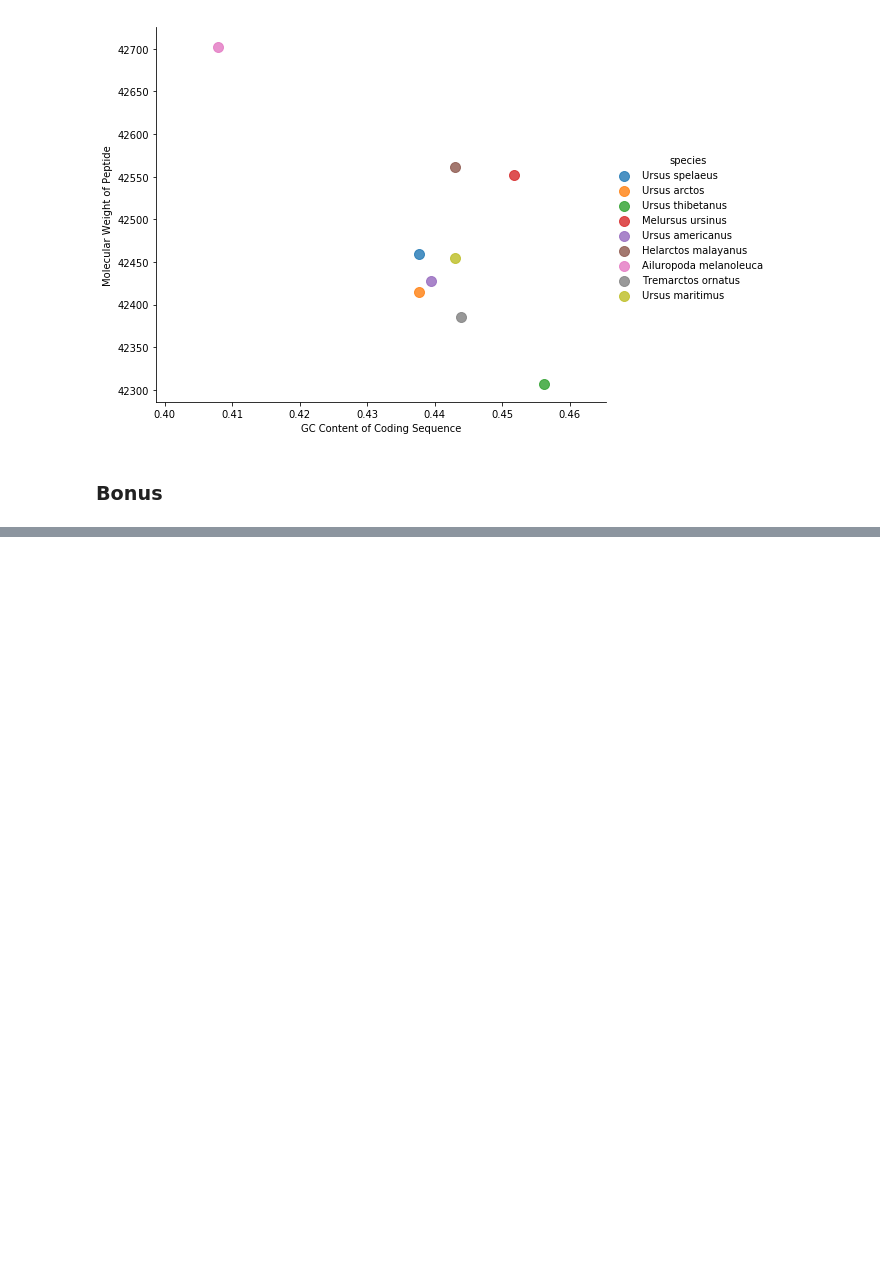
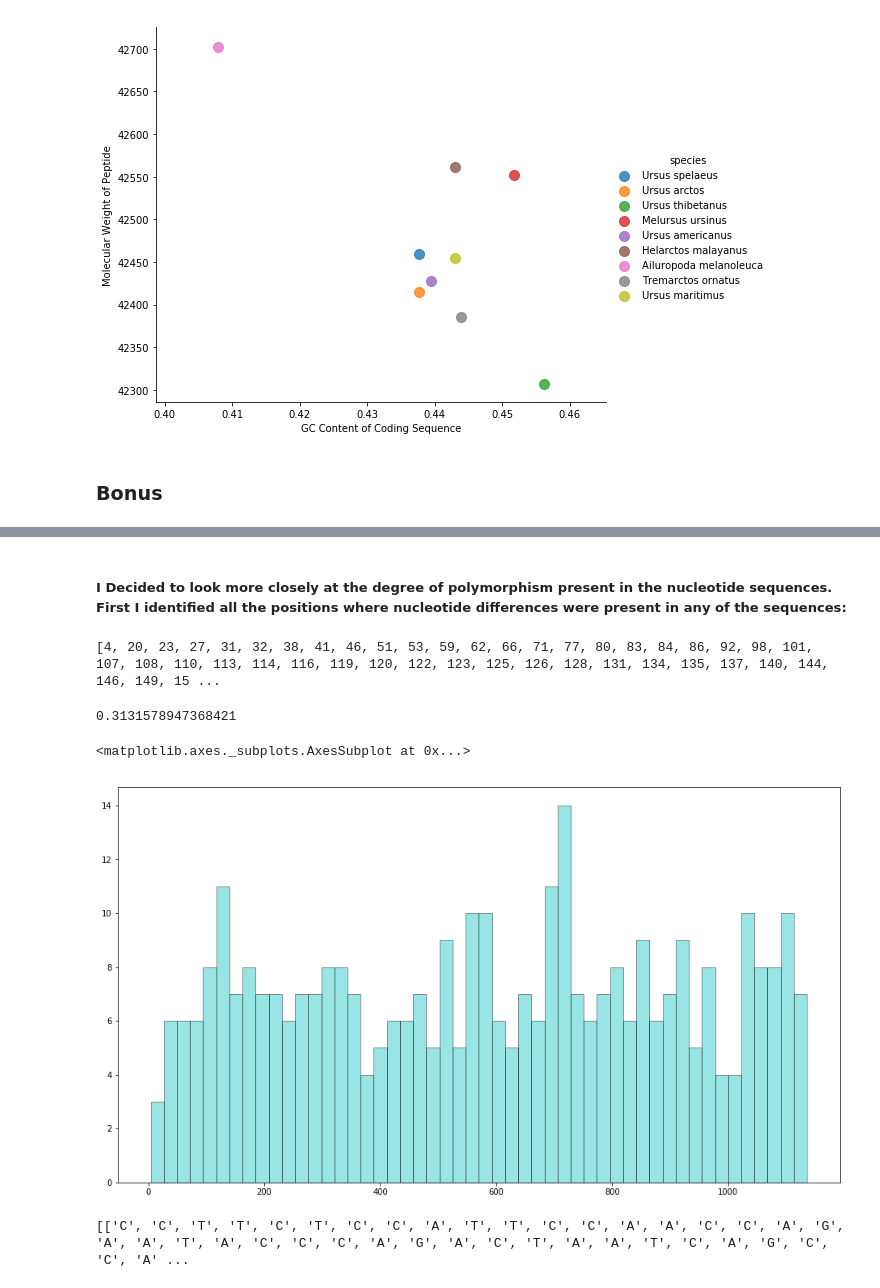
Before and after one commit to michaelpmurphy/BCB546X_Python_Assignment, a Jupyter notebook: Python_Project.ipynb, the cells around one changed output, grey strips where cells are left out. Saved outputs shown, nothing was run; the diff lists cells and outputs as text; code cells hidden in the pictures; blank space fills up the shorter version.

```diff
--- a/Python_Project.ipynb
+++ b/Python_Project.ipynb
@@ -258,13 +137,0 @@ pd.DataFrame(dangers)
-# %%
-revdic = {1:'A', 2:'C', 3:'G', 4:'T', '--':'--'}
-q = []
-modes = []
-for i in range(len(snp_index)):
-    modes.append(revdic[snp_mode[i]])
-for j in range(9):
-    snp_i = []
-    for i in range(len(snp_index)):
-        snp_i.append(cytb_seqs[species_list[j]][snp_index[i]])
-    q.append(snp_i)
-q.append(modes)
-print(q)
@@ -340,14 +137,0 @@ a = np.array([[1, 3, 4, 2, 2, 7],
-# %%
-import numpy as np
-from scipy import stats
-
-mut_site = []
-for i in range(len(cytb_seqs[species_list[0]])):
-    count = 0
-    for j in range(9):
-        seq_j = cytb_seqs[species_list[j]]
-        if cytb_seqs[species_list[0]][i] != seq_j[i]:
-            count += 1
-    if count > 0:
-        mut_site.append(i)
-print(mut_site)
@@ -355,0 +138,36 @@ from Bio.Seq import Seq  # Unnecessary
+# %% [markdown]
+##### I Decided to look more closely at the degree of polymorphism present in the nucleotide sequences. First I identified all the positions where nucleotide differences were present in any of the sequences:
+# %%
+poly_site = [] #(1) Initializes a blank list that will be populated with the positions of any nucleotide polymorphisms.
+for i in range(len(cytb_seqs[species_list[0]])): #(2) Initializes a for-loop over the index of the nucleotides present in the first sequence (which is the same number for all the sequences considered).
+    count = 0 #(3) Initializes a counter to capture any nucleotide differences found between two sequences at a given index.
+    for j in range(9): #(4) Initializes a for-loop over the number of species (sequences) being compared.
+        seq_j = cytb_seqs[species_list[j]] #(5) Recalls the jth sequence ('Seq' object) from the 'cytb_seqs' dictionary and names it 'seq_j'.
+        if cytb_seqs[species_list[0]][i] != seq_j[i]: #(6) For a given index i, checks to see if the ith value of 'seq_j' is different from the ith value in the first sequence, and if so increases the count by 1.
+            count += 1
+    if count > 0: #(7) The count can only remain at 0 if every sequence has an identical value at the ith position. If not, then the index i will be added to the 'poly_site' list.
+        poly_site.append(i)
+print(poly_site) #(8) Returns the list of all sequence positions where a polymorphism occurs in one or more species.
+# %% [output]
+[4, 20, 23, 27, 31, 32, 38, 41, 46, 51, 53, 59, 62, 66, 71, 77, 80, 83, 84, 86, 92, 98, 101, 107, 108, 110, 113, 114, 116, 119, 120, 122, 123, 125, 126, 128, 131, 134, 135, 137, 140, 144, 146, 149, 15 ...
+# %%
+len(poly_site) / len(cytb_seqs[species_list[j]]) # Calculates the ratio of positions in the nucleotide sequences that show some degree of polymorphism across species.
+# %% [output]
+0.3131578947368421
+# %%
+plot_dims = (16, 9)
+fig, ax = plt.subplots(figsize=plot_dims)
+sns.distplot(poly_site, kde=False, color='c', hist_kws=dict(edgecolor="k", linewidth=1), bins=50)
+# %% [output]
+<matplotlib.axes._subplots.AxesSubplot at 0x...>
+[figure, added]
+# %%
+poly_array = [] #(1) Initializes a blank list that will be populated with the positions of any nucleotide polymorphisms.
+for j in range(9): #(2) Initializes a for-loop over the number of species (sequences) being compared.
+    seq = [] #(3) Initializes a blank list that will be populated with the nucleotides in the jth sequence located at each polymorphism site.
+    for i in range(len(poly_site)): #(4) Initializes a for-loop over the total number of polymorphism sites occurring in the sequences.
+        seq.append(cytb_seqs[species_list[j]][poly_site[i]]) #(5) Returns the value of the jth sequence at each polymorphism site, and appends the result to the 'seq' list.
+    poly_array.append(seq) #(6) Appends the full list of the jth sequence's values at the polymorphism sites to the 'poly_array'.
+print(poly_array) #(7) Returns the array containing the lists of each sequence's values at the polymorphism sites.
+# %% [output]
+[['C', 'C', 'T', 'T', 'C', 'T', 'C', 'C', 'A', 'T', 'T', 'C', 'C', 'A', 'A', 'C', 'C', 'A', 'G', 'A', 'A', 'T', 'A', 'C', 'C', 'C', 'A', 'G', 'A', 'C', 'T', 'A', 'A', 'T', 'C', 'A', 'G', 'C', 'C', 'A' ...
```
Also changed, not shown: parts of 56 cells of this notebook.
